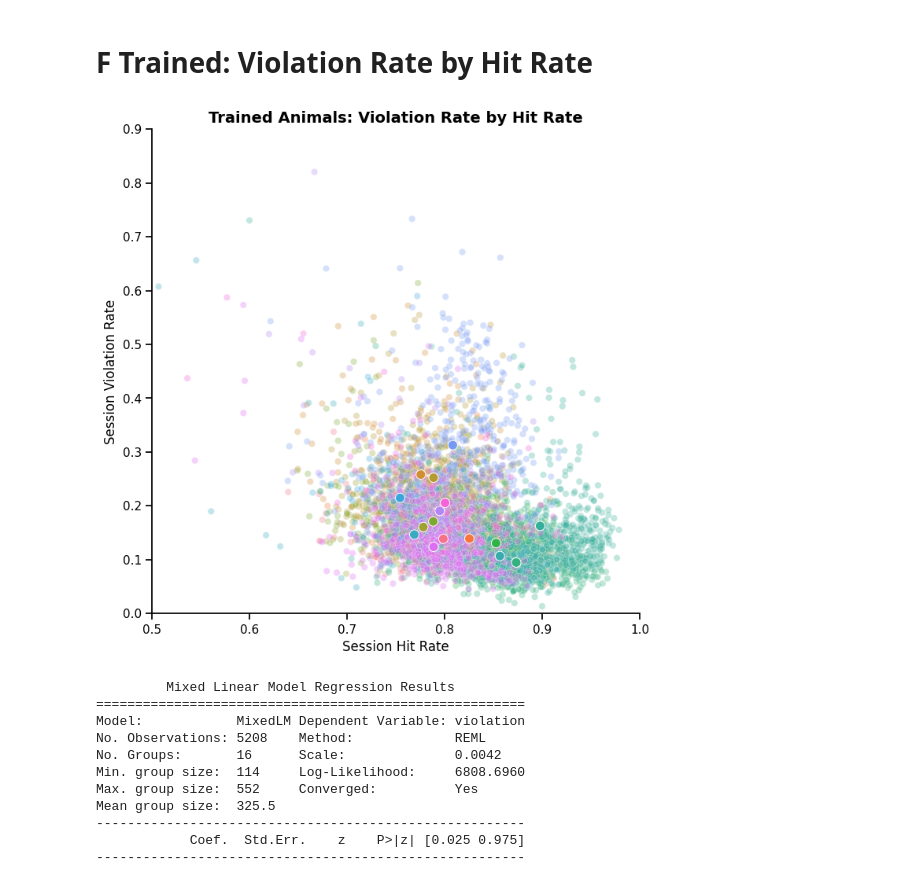
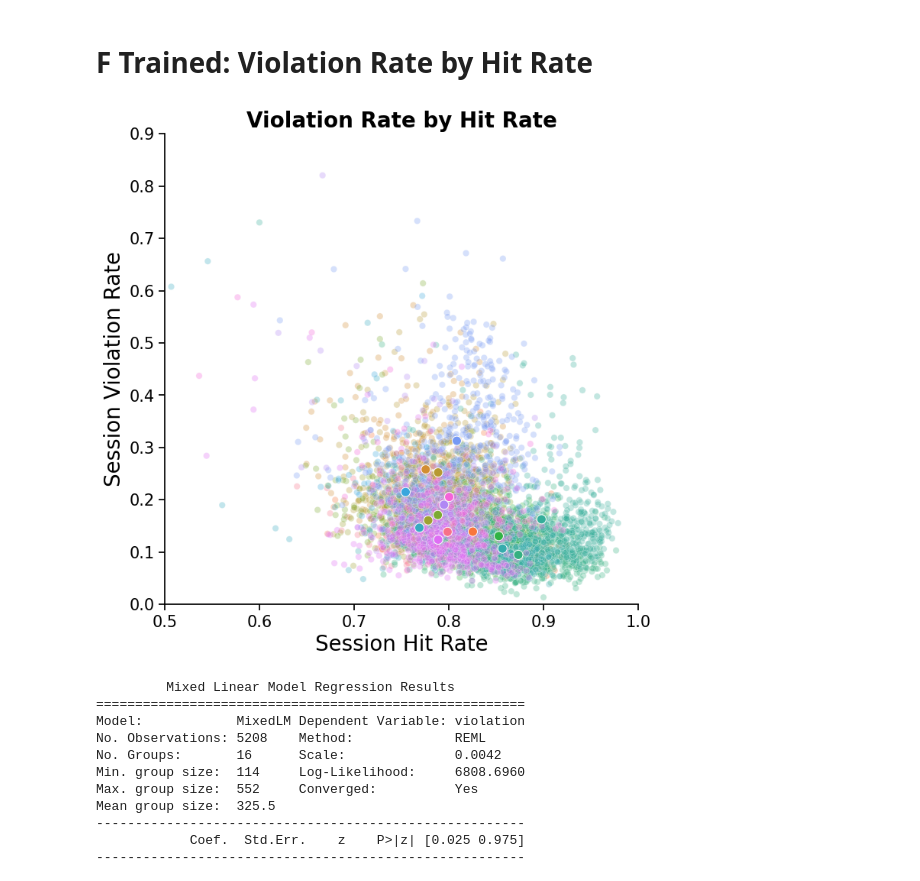
Before and after one commit to jess-breda/violations-multinomial, a Jupyter notebook: notebooks/thesis/@fig1_trained_data_stats.ipynb, the cells around one changed output. Saved outputs shown, nothing was run; the diff lists cells and outputs as text; code cells hidden in the pictures.

Commit message:
size updates

```diff
--- a/notebooks/thesis/@fig1_trained_data_stats.ipynb
+++ b/notebooks/thesis/@fig1_trained_data_stats.ipynb
@@ -13,8 +13,7 @@ from sklearn.linear_model import LinearRegression
 
 %load_ext autoreload
 %autoreload 2
-
-sns.set_context("notebook", rc={"font.size": 12, "axes.titlesize": 14, "axes.labelsize": 12, "axes.titleweight": "bold"})
+sns.set_context("notebook", rc={"font.size": 20, "axes.titlesize": 20, "axes.labelsize": 20, "axes.titleweight": "bold", "xtick.labelsize": 15, "ytick.labelsize": 15})
 
 # Load data
 data_loader = DatasetLoader()
@@ -166,20 +154,20 @@ xlim=(0.5, 1)
 # %%
 fig, ax = plt.subplots(figsize=(8,8))
 sns.despine()
 palette = sns.color_palette("husl", 17)
 
 plot_df_all = perf_agg_df.query("trial > 50 and violation < 0.9")
 plot_df_by_animal = plot_df_all.groupby("animal_id").agg({"hit": "mean", "violation": "mean", "trial" : "mean"}).reset_index()
 
 sns.scatterplot(x="hit", y="violation", data=plot_df_all, ax=ax, hue="animal_id", alpha=0.3, legend=False, palette=palette)
 sns.scatterplot(x="hit", y="violation", data=plot_df_by_animal, ax=ax, hue="animal_id", alpha=1, s=75, palette=palette)
 ax.set(xlabel="Session Hit Rate", ylabel="Session Violation Rate", xlim=xlim, ylim=ylim)
-ax.set_title("Trained Animals: Violation Rate by Hit Rate", fontweight="bold")
+ax.set_title("Violation Rate by Hit Rate", fontweight="bold")
 
 ax.get_legend().remove()
 fig.savefig("figures/fig1g_violation_rate_by_hit_rate.png", dpi=300, bbox_inches="tight")
 # %% [output]
-[figure, old version]
+[figure, new version]
 # %%
 # Define the model with animal_id as a grouping (random intercept)
 model = smf.mixedlm("violation ~ hit", data=plot_df_all, groups=plot_df_all["animal_id"])
```
Also changed, not shown: parts of 26 cells of this notebook, 7 other files.
